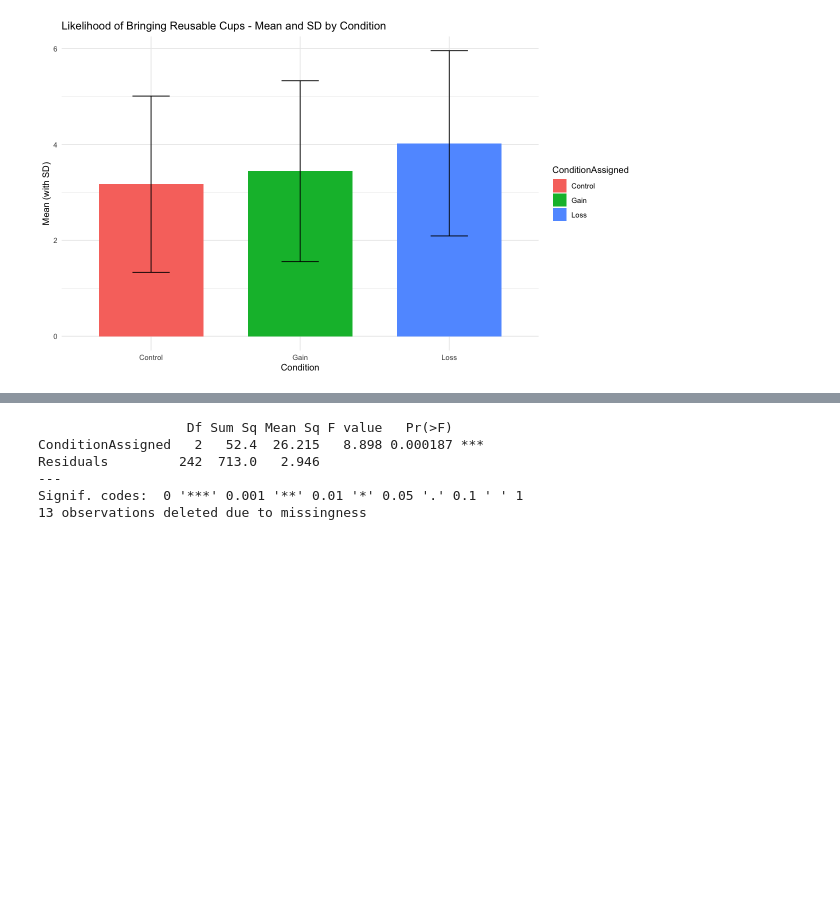
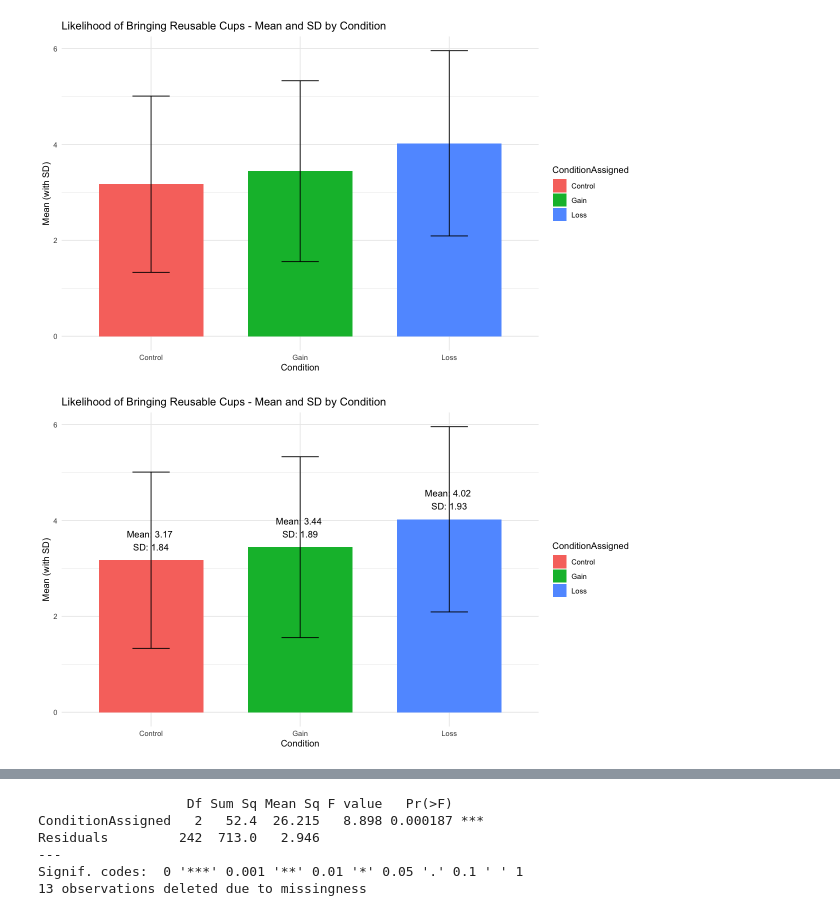
Before and after one commit to riddhibattu/PSYC421_Sustain-a-Cup-research, a Jupyter notebook: src/statistical_analysis.ipynb, the cells around one changed output, grey strips where cells are left out. Saved outputs shown, nothing was run; the diff lists cells and outputs as text; code cells hidden in the pictures; blank space fills up the shorter version.

```diff
--- a/src/statistical_analysis.ipynb
+++ b/src/statistical_analysis.ipynb
@@ -443,6 +478,18 @@ Q4_graph = ggplot(descriptive_stats, aes(x = ConditionAssigned, y = Q4_mean, fil
 Q4_graph
 # %% [output]
 [figure]
+# %%
+Q4_graph = ggplot(descriptive_stats, aes(x = ConditionAssigned, y = Q4_mean, fill = ConditionAssigned)) +
+  geom_bar(stat = "identity", position = position_dodge(), width = 0.7) +
+  geom_errorbar(aes(ymin = Q4_mean - Q4_sd, ymax = Q4_mean + Q4_sd),
+                width = 0.25, position = position_dodge(0.7)) +
+  geom_text(aes(label = paste("Mean:", sprintf("%.2f", Q4_mean), "\nSD:", sprintf("%.2f", Q4_sd))),
+            position = position_dodge(width = 0.7), vjust = -0.5, hjust = 0.5) +
+  theme_minimal() +
+  labs(title = "Likelihood of Bringing Reusable Cups - Mean and SD by Condition", x = "Condition", y = "Mean (with SD)")
+Q4_graph
+# %% [output]
+[figure, added]
 # %% [markdown]
 ## **One-Way ANOVA**
 
```
Also changed, not shown: parts of 4 cells of this notebook.
